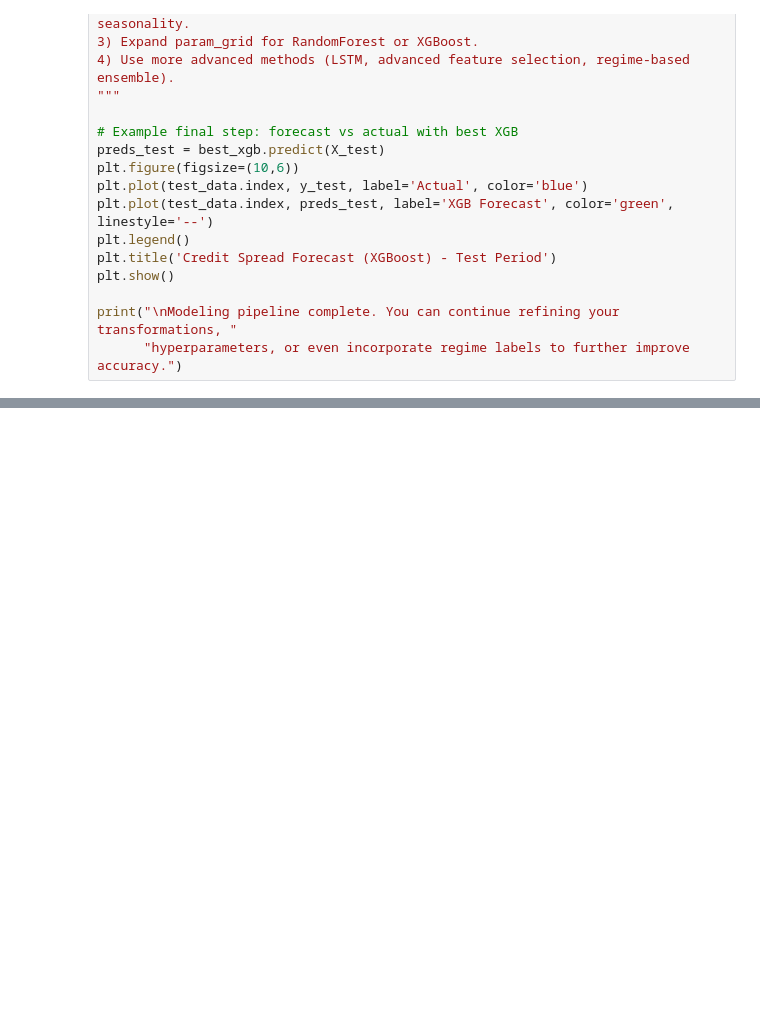
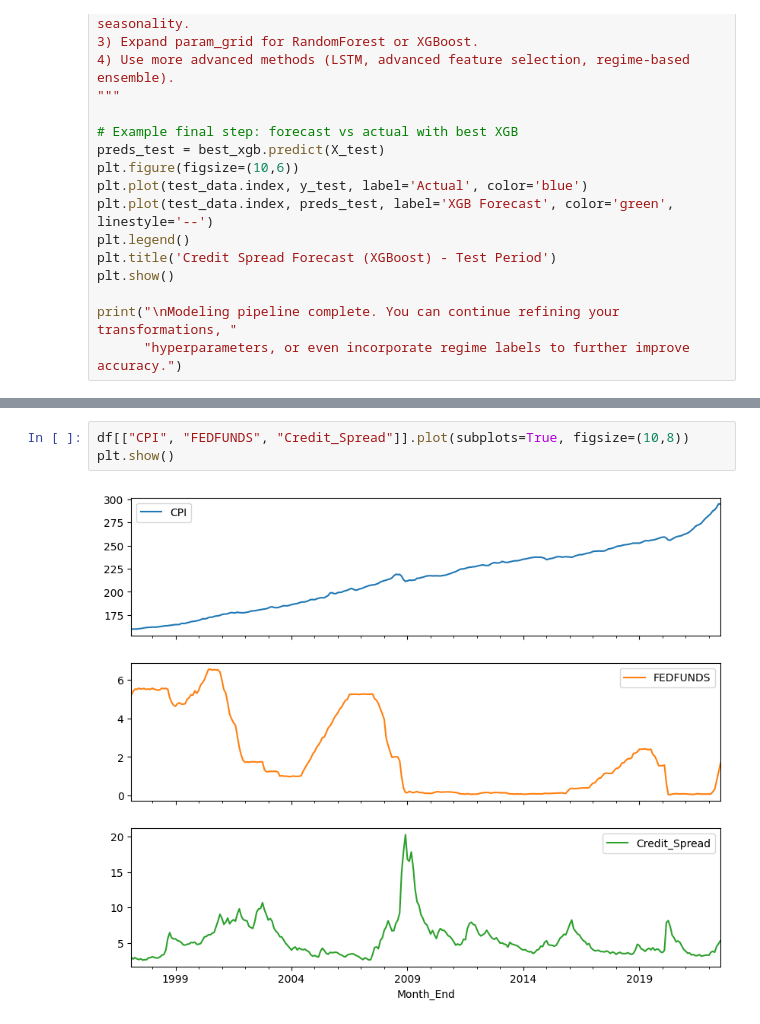
Before and after one commit to virajparmaj/Macroeconomic-Regime-Analysis-Credit-Risk-Forecasting, a Jupyter notebook: notebooks/viraj/p1_models.ipynb, the cells around one changed output, grey strips where cells are left out. Drawn from its saved outputs; the diff is of its cells as text; blank space fills up the shorter version.

```diff
--- a/notebooks/viraj/p1_models.ipynb
+++ b/notebooks/viraj/p1_models.ipynb
@@ -561,0 +611,5 @@ print("\nModeling pipeline complete. You can continue refining your transformati
+# %%
+df[["CPI", "FEDFUNDS", "Credit_Spread"]].plot(subplots=True, figsize=(10,8))
+plt.show()
+# %% [output]
+[figure, added]
```
Also changed, not shown: parts of 6 cells of this notebook.
